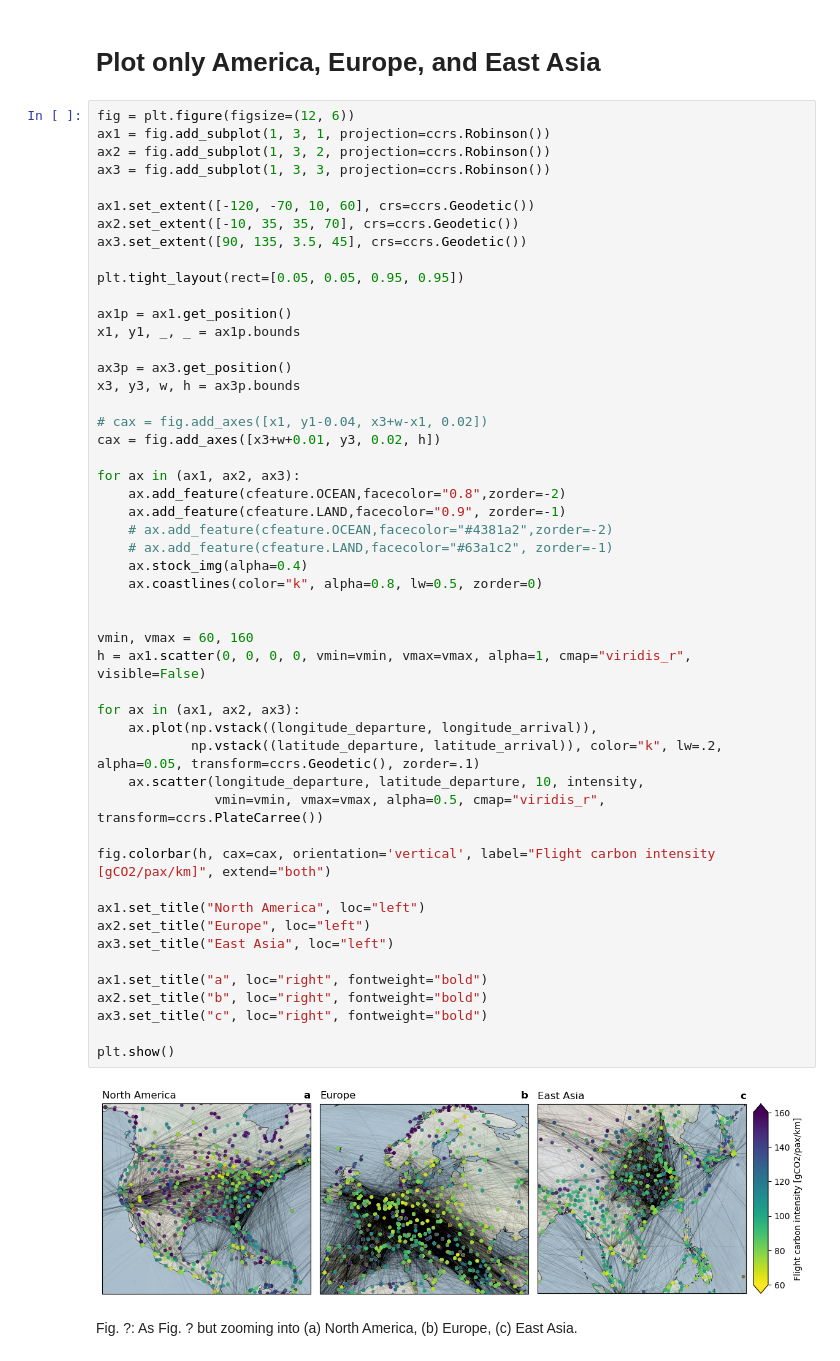
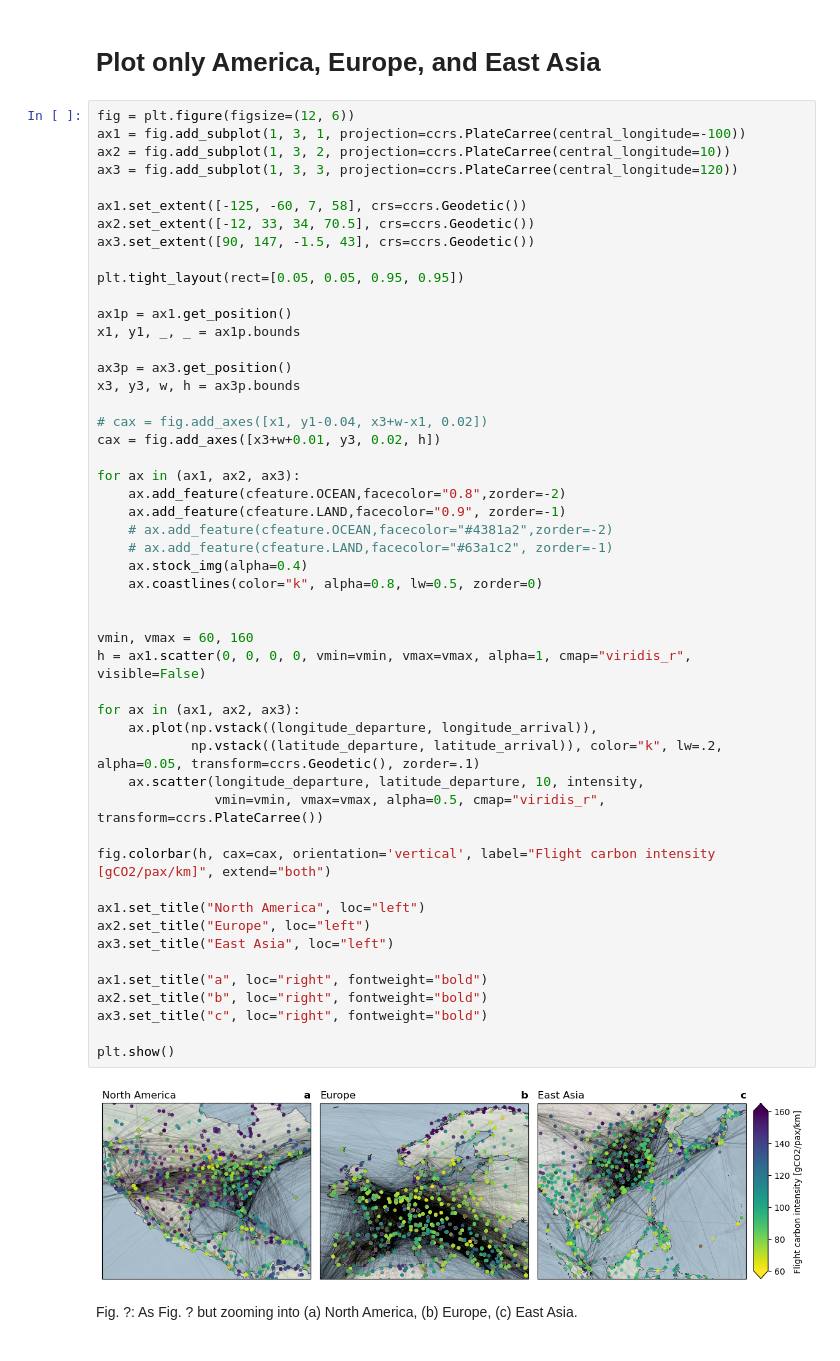
Before and after one commit to jorgecardleitao/aviation, a Jupyter notebook: plots/flight_efficiency_map.ipynb, the cells around one changed output. Saved outputs shown, nothing was run; the diff lists cells and outputs as text.

Commit message:
Projection to PlateCarree for zoomed version

```diff
--- a/plots/flight_efficiency_map.ipynb
+++ b/plots/flight_efficiency_map.ipynb
@@ -85,13 +85,13 @@ Fig. ?: Carbon intensity per flight connection. Thin black lines denote the flig
 # Plot only America, Europe, and East Asia
 # %%
 fig = plt.figure(figsize=(12, 6))
-ax1 = fig.add_subplot(1, 3, 1, projection=ccrs.Robinson())
-ax2 = fig.add_subplot(1, 3, 2, projection=ccrs.Robinson())
-ax3 = fig.add_subplot(1, 3, 3, projection=ccrs.Robinson())
+ax1 = fig.add_subplot(1, 3, 1, projection=ccrs.PlateCarree(central_longitude=-100))
+ax2 = fig.add_subplot(1, 3, 2, projection=ccrs.PlateCarree(central_longitude=10))
+ax3 = fig.add_subplot(1, 3, 3, projection=ccrs.PlateCarree(central_longitude=120))
 
-ax1.set_extent([-120, -70, 10, 60], crs=ccrs.Geodetic())
-ax2.set_extent([-10, 35, 35, 70], crs=ccrs.Geodetic())
-ax3.set_extent([90, 135, 3.5, 45], crs=ccrs.Geodetic())
+ax1.set_extent([-125, -60, 7, 58], crs=ccrs.Geodetic())
+ax2.set_extent([-12, 33, 34, 70.5], crs=ccrs.Geodetic())
+ax3.set_extent([90, 147, -1.5, 43], crs=ccrs.Geodetic())
 
 plt.tight_layout(rect=[0.05, 0.05, 0.95, 0.95])
 
@@ -107,33 +107,33 @@ cax = fig.add_axes([x3+w+0.01, y3, 0.02, h])
 for ax in (ax1, ax2, ax3):
     ax.add_feature(cfeature.OCEAN,facecolor="0.8",zorder=-2)
     ax.add_feature(cfeature.LAND,facecolor="0.9", zorder=-1)
     # ax.add_feature(cfeature.OCEAN,facecolor="#4381a2",zorder=-2)
     # ax.add_feature(cfeature.LAND,facecolor="#63a1c2", zorder=-1)
     ax.stock_img(alpha=0.4)
     ax.coastlines(color="k", alpha=0.8, lw=0.5, zorder=0)
 
 
 vmin, vmax = 60, 160
 h = ax1.scatter(0, 0, 0, 0, vmin=vmin, vmax=vmax, alpha=1, cmap="viridis_r", visible=False)
 
 for ax in (ax1, ax2, ax3):
     ax.plot(np.vstack((longitude_departure, longitude_arrival)),
             np.vstack((latitude_departure, latitude_arrival)), color="k", lw=.2, alpha=0.05, transform=ccrs.Geodetic(), zorder=.1)
     ax.scatter(longitude_departure, latitude_departure, 10, intensity,
                vmin=vmin, vmax=vmax, alpha=0.5, cmap="viridis_r", transform=ccrs.PlateCarree())
 
 fig.colorbar(h, cax=cax, orientation='vertical', label="Flight carbon intensity [gCO2/pax/km]", extend="both")
 
 ax1.set_title("North America", loc="left")
 ax2.set_title("Europe", loc="left")
 ax3.set_title("East Asia", loc="left")
 
 ax1.set_title("a", loc="right", fontweight="bold")
 ax2.set_title("b", loc="right", fontweight="bold")
 ax3.set_title("c", loc="right", fontweight="bold")
 
 plt.show()
 # %% [output]
-[figure, old version]
+[figure, new version]
 # %% [markdown]
 Fig. ?: As Fig. ? but zooming into (a) North America, (b) Europe, (c) East Asia.
```
